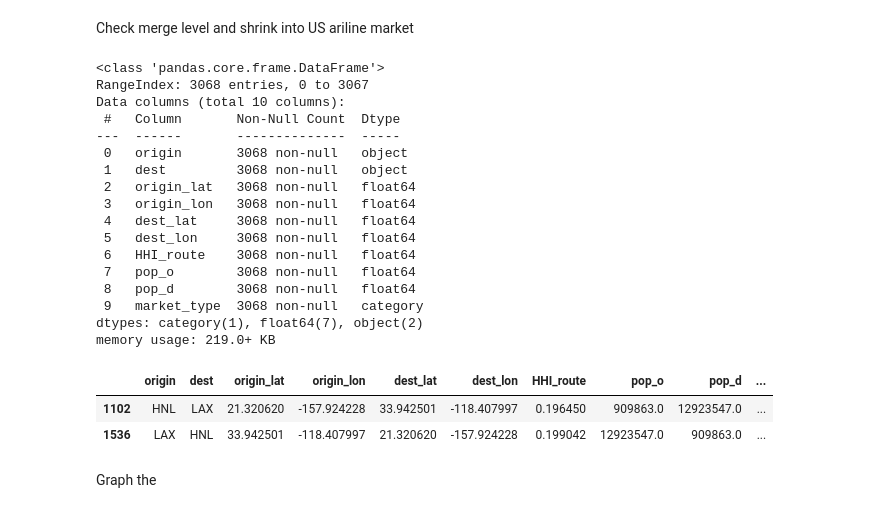
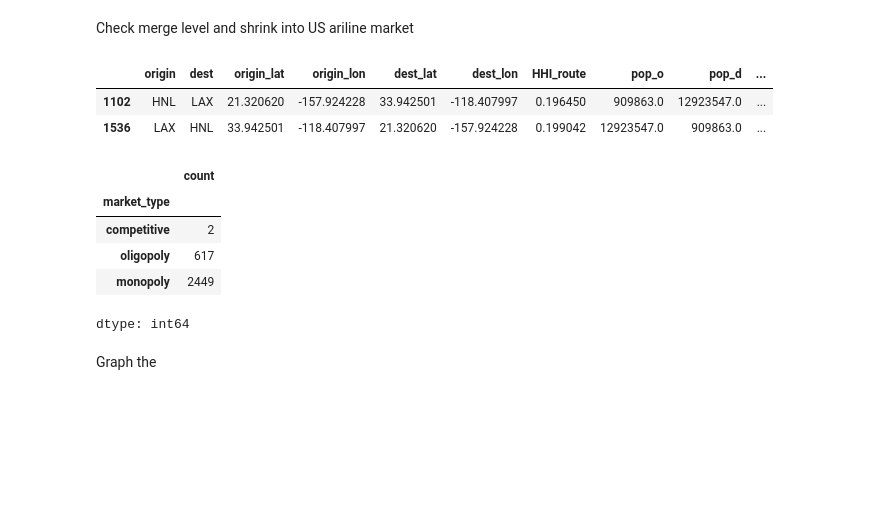
Before and after one commit to yuancx2025/526_project_group2, a Jupyter notebook: Data_science.ipynb, the cells around one changed output. Cells and saved outputs as stored; diff of their text form; code cells hidden in the pictures; blank space fills up the shorter version.

```diff
--- a/Data_science.ipynb
+++ b/Data_science.ipynb
@@ -104,30 +105,25 @@ routes_2005["market_type"] = pd.cut(
     labels=["competitive", "oligopoly", "monopoly"]
 )
 
-routes_2005.info()
+#routes_2005.info()
 #info of the only competitive market in dataset
 routes_2005[routes_2005["market_type"]=="competitive"]
 # %% [output]
-<class 'pandas.core.frame.DataFrame'>
-RangeIndex: 3068 entries, 0 to 3067
-Data columns (total 10 columns):
- #   Column       Non-Null Count  Dtype
----  ------       --------------  -----
- 0   origin       3068 non-null   object
- 1   dest         3068 non-null   object
- 2   origin_lat   3068 non-null   float64
- 3   origin_lon   3068 non-null   float64
- 4   dest_lat     3068 non-null   float64
- 5   dest_lon     3068 non-null   float64
- 6   HHI_route    3068 non-null   float64
- 7   pop_o        3068 non-null   float64
- 8   pop_d        3068 non-null   float64
- 9   market_type  3068 non-null   category
-dtypes: category(1), float64(7), object(2)
-memory usage: 219.0+ KB
 |  | origin | dest | origin_lat | origin_lon | dest_lat | dest_lon | HHI_route | pop_o | pop_d | ... |
 | 1102 | HNL | LAX | 21.320620 | -157.924228 | 33.942501 | -118.407997 | 0.196450 | 909863.0 | 12923547.0 | ... |
 | 1536 | LAX | HNL | 33.942501 | -118.407997 | 21.320620 | -157.924228 | 0.199042 | 12923547.0 | 909863.0 | ... |
+# %%
+
+order_list = ["competitive", "oligopoly", "monopoly"]
+route_counts_ordered = routes_2005["market_type"].value_counts().reindex(order_list)
+route_counts_ordered
+# %% [output]
+|  | count |
+| market_type |  |
+| competitive | 2 |
+| oligopoly | 617 |
+| monopoly | 2449 |
+dtype: int64
 # %% [markdown]
 Graph the
 # %%
```
Also changed, not shown: parts of 13 cells of this notebook.
